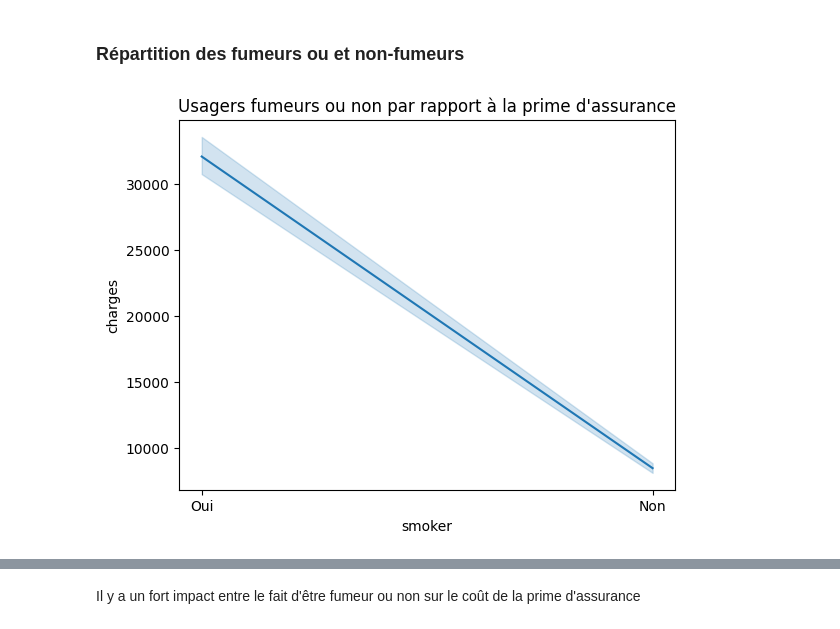
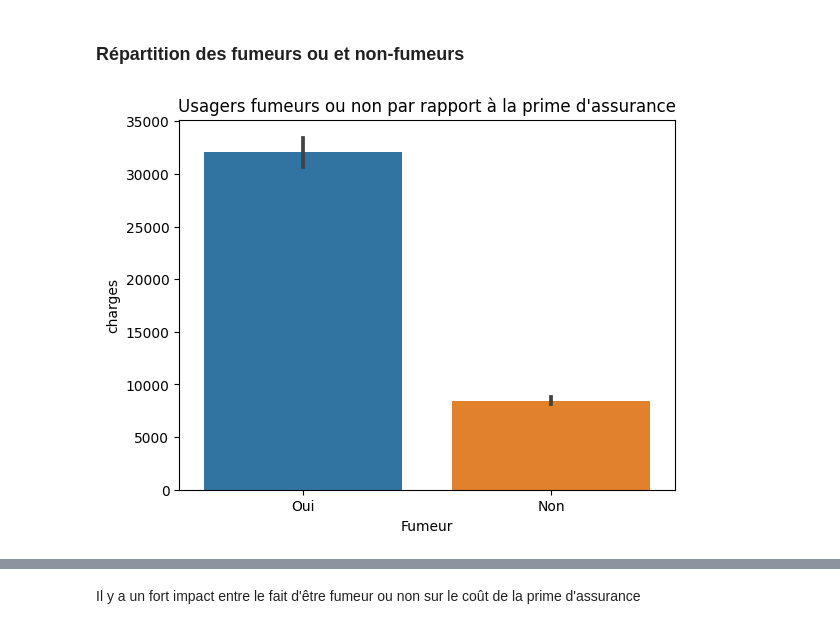
Before and after one commit to Benalieur/assurance, a Jupyter notebook: notebooks/analyse.ipynb, the cells around one changed output, grey strips where cells are left out. Cells and saved outputs as stored; diff of their text form; code cells hidden in the pictures.

```diff
--- a/notebooks/analyse.ipynb
+++ b/notebooks/analyse.ipynb
@@ -396,8 +534,9 @@ Les hommes semblent payer plus cher que les femmes.
 ### Répartition des fumeurs ou et non-fumeurs
 # %%
 plt.figure()
-sns.lineplot(df, x='smoker', y='charges')
+sns.barplot(df, x='smoker', y='charges')
 plt.title("Usagers fumeurs ou non par rapport à la prime d'assurance")
+plt.xlabel('Fumeur')
 plt.show()
 # %% [output]
-[figure, old version]
+[figure, new version]
```
Also changed, not shown: parts of 23 cells of this notebook, 18 other files.
